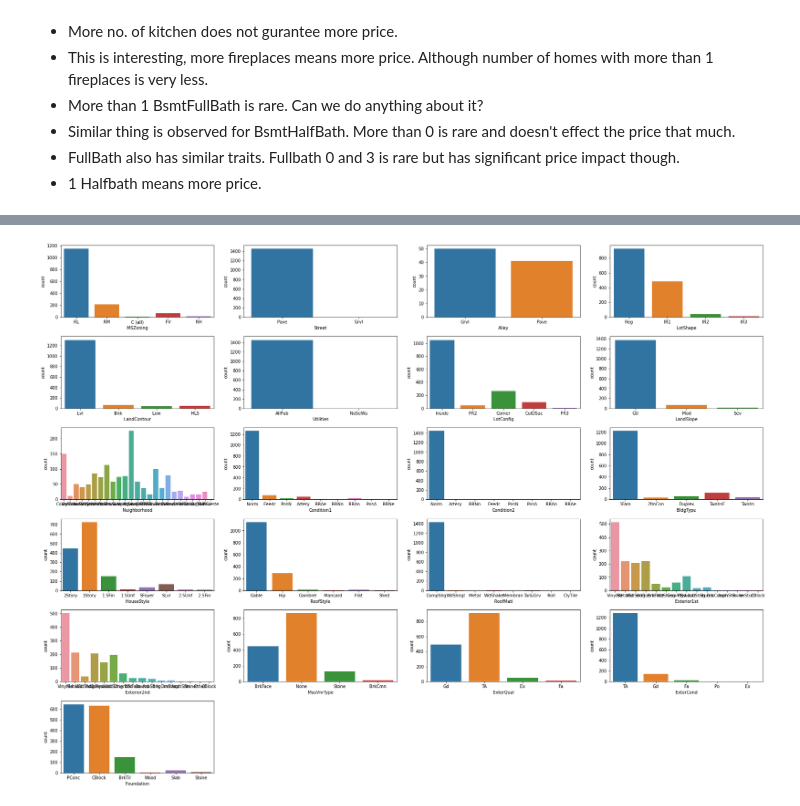
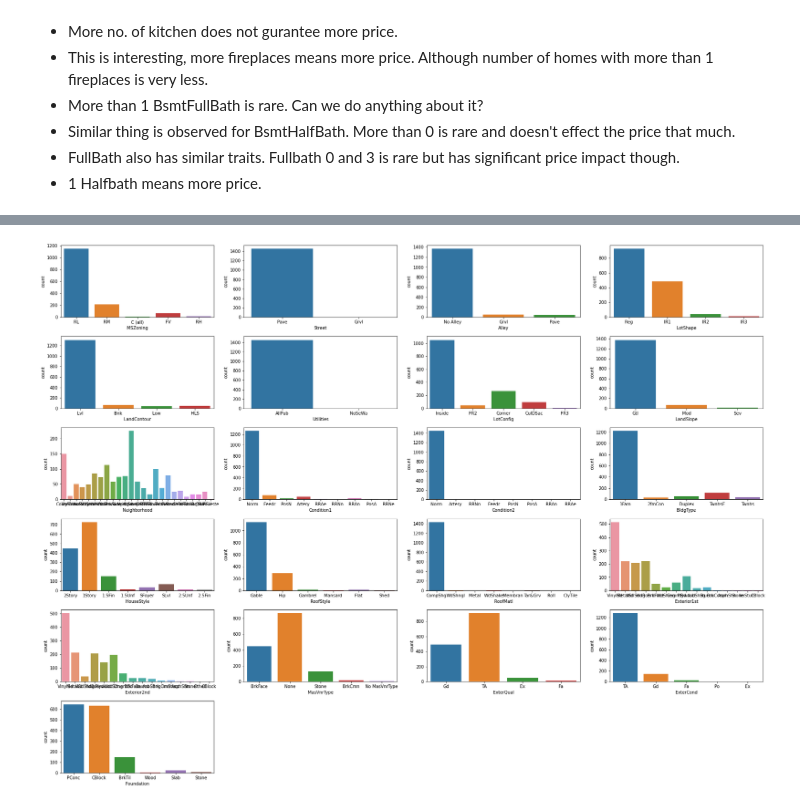
Before and after one commit to debhere/House-Price-Prediction, a Jupyter notebook: House Price Prediction.ipynb, the cells around one changed output, grey strips where cells are left out. Saved outputs shown, nothing was run; the diff lists cells and outputs as text; code cells hidden in the pictures.

```diff
--- a/House Price Prediction.ipynb
+++ b/House Price Prediction.ipynb
@@ -579,0 +598,11 @@ dtype: int64
+# %%
+# trans_nan_cols = {'Alley': 'No Alley', 'FireplaceQu': 'No Fireplace', 'PoolQC': 'No Pool', 'Fence': 'No Fence',
+#                  'MiscFeature': 'No MiscFeature', 'GarageType': 'No Garage', 'GarageFinish': 'No Garage',
+#                   'GarageQual': 'No Garage'}
+
+cat = train.copy()
+
+for col in cat.columns:
+    cat.loc[cat[col].isnull(), col] = 'No'+' '+col
+
+cat
@@ -580,4 +625,4 @@ dtype: int64
 # %%
-count_plot(train, cat_cols[:21])
+count_plot(cat, cat_cols[:21])
 # %% [output]
-[figure, old version]
+[figure, new version]
```
Also changed, not shown: parts of 23 cells of this notebook.
